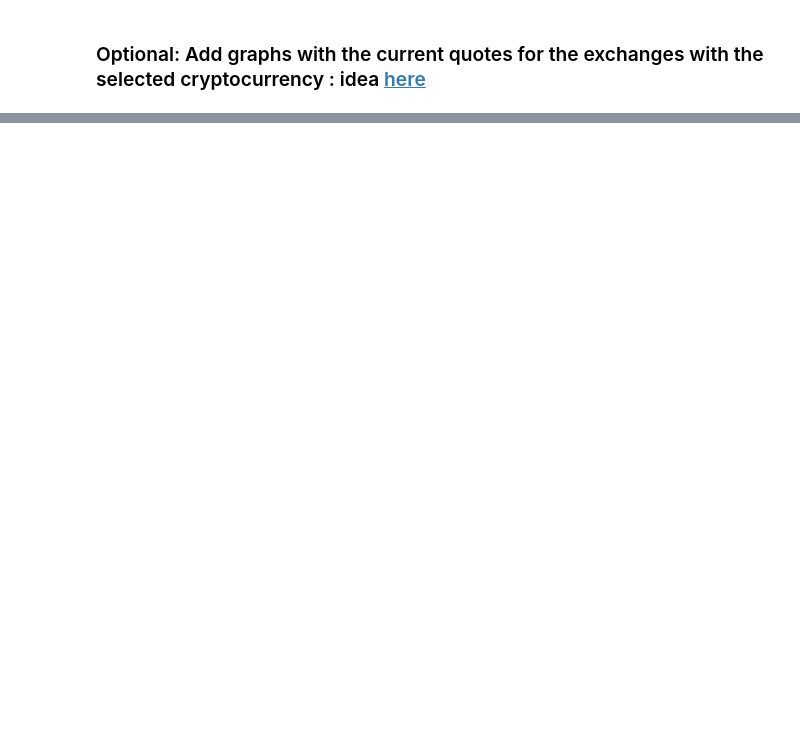
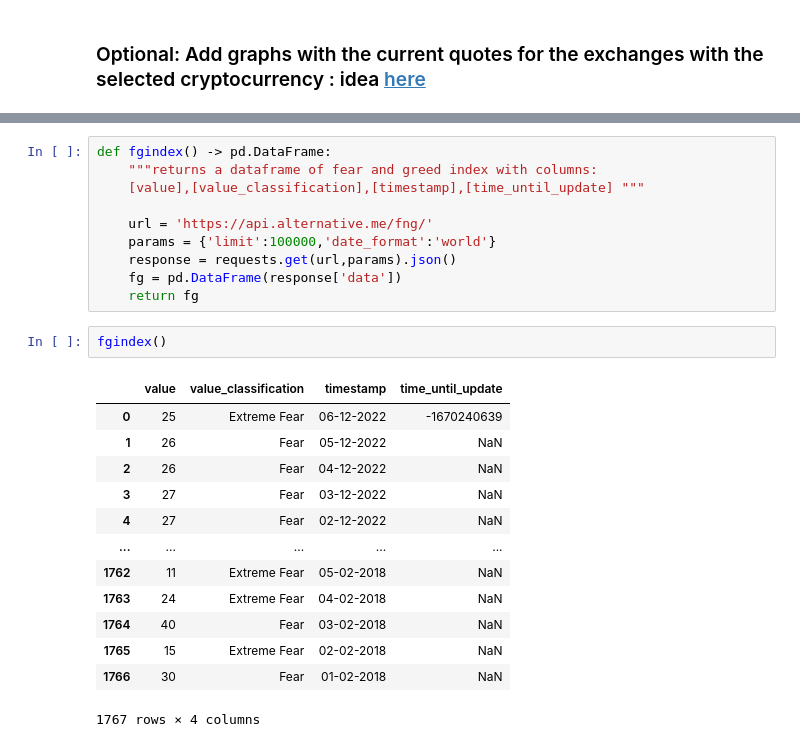
Before and after one commit to monicasainer/gossips_cryptos, a Jupyter notebook: notebooks/babak.ipynb, the cells around one changed output, grey strips where cells are left out. Saved outputs shown, nothing was run; the diff lists cells and outputs as text; blank space fills up the shorter version.

```diff
--- a/notebooks/babak.ipynb
+++ b/notebooks/babak.ipynb
@@ -454,0 +445,26 @@ def scaling():
+# %%
+def fgindex() -> pd.DataFrame:
+    """returns a dataframe of fear and greed index with columns:
+    [value],[value_classification],[timestamp],[time_until_update] """
+
+    url = 'https://api.alternative.me/fng/'
+    params = {'limit':100000,'date_format':'world'}
+    response = requests.get(url,params).json()
+    fg = pd.DataFrame(response['data'])
+    return fg
+# %%
+fgindex()
+# %% [output]
+|  | value | value_classification | timestamp | time_until_update |
+| 0 | 25 | Extreme Fear | 06-12-2022 | -1670240639 |
+| 1 | 26 | Fear | 05-12-2022 | NaN |
+| 2 | 26 | Fear | 04-12-2022 | NaN |
+| 3 | 27 | Fear | 03-12-2022 | NaN |
+| 4 | 27 | Fear | 02-12-2022 | NaN |
+| ... | ... | ... | ... | ... |
+| 1762 | 11 | Extreme Fear | 05-02-2018 | NaN |
+| 1763 | 24 | Extreme Fear | 04-02-2018 | NaN |
+| 1764 | 40 | Fear | 03-02-2018 | NaN |
+| 1765 | 15 | Extreme Fear | 02-02-2018 | NaN |
+| 1766 | 30 | Fear | 01-02-2018 | NaN |
+1767 rows × 4 columns
```
Also changed, not shown: parts of 54 cells of this notebook.
